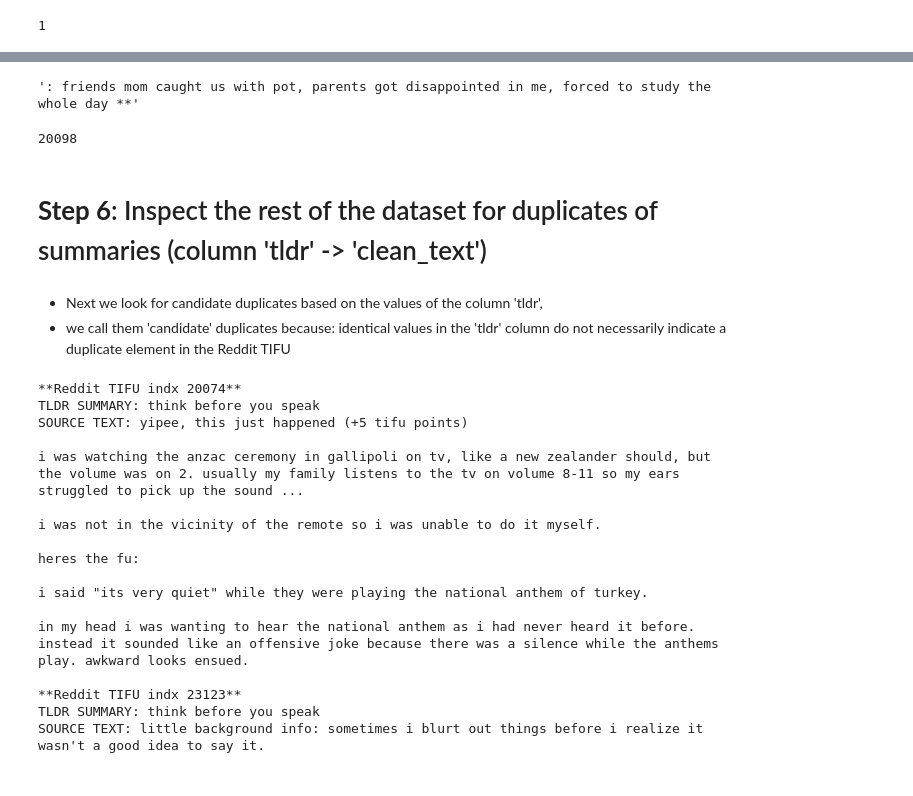
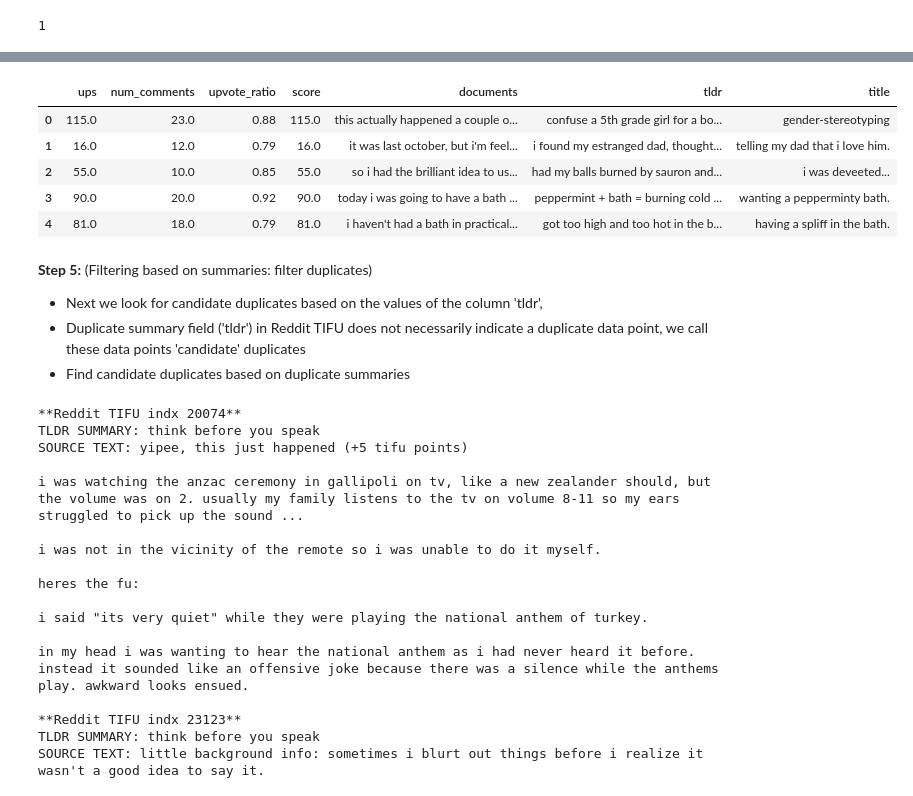
Before and after one commit to anna-kay/Reddit-summarization, a Jupyter notebook: notebooks/filtering/Reddit-TIFU_filtering.ipynb, the cells around one changed output, grey strips where cells are left out. Drawn from its saved outputs; the diff is of its cells as text; code cells hidden in the pictures.

```diff
--- a/notebooks/filtering/Reddit-TIFU_filtering.ipynb
+++ b/notebooks/filtering/Reddit-TIFU_filtering.ipynb
@@ -183,7 +233,7 @@ not_useful_texts_indices = []
 # Find the indices of the 'documents' that are empty or not text (e.g., punctuation marks only)
 
 ''' a regular expression that describes text: '''
-text_pattern = re.compile("([a-z1-9])+.", re.IGNORECASE)
+text_pattern = re.compile("([a-z1-9])+..*", re.IGNORECASE)
 
 for i in range(len(reddit_tifu_df)):
     if len(reddit_tifu_df['documents']) == 0 or not(text_pattern.search(reddit_tifu_df['documents'].loc[i])):
@@ -229,7 +258,7 @@ not_useful_tldrs_indices = []
 # Find the indices of the TLDRs that empty or not text (e.g., punctuation marks only)
 
 ''' a regular expression that describes text: '''
-text_pattern = re.compile("([a-z1-9])+.", re.IGNORECASE)
+text_pattern = re.compile("([a-z1-9])+..*", re.IGNORECASE)
 
 for i in range(len(reddit_tifu_df)):
     if len(reddit_tifu_df['tldr']) == 0 or not(text_pattern.search(reddit_tifu_df['tldr'].loc[i])):
@@ -237,22 +266,24 @@ for i in range(len(reddit_tifu_df)):
 
 # Find the indices of the TLDRs that are not useful, e.g., "see title"
 
-not_useful_tldrs = ['title', 'title.',
-                    'see title', 'see title.',
+not_useful_tldrs = ['title', 'title.', 'title!',
+                    'see title', 'see title.', 'see title!',
                     'in the title', 'in the title.',
-                    'read title', 'read title.', 'read the title',
-                    'read up', 'read up!',
-                    'read it', 'read it!',
-                    'at bottom', 'at bottom.',
-                    'at the bottom', 'at the bottom.',
-                    'at the end', 'at the end.',
-                    'at the top', 'at the top.',
+                    'read title', 'read title.', 'read title!', 'read the title', 'read the title.', 'read the title!',
+                    'read up', 'read up!', 'read up.',
+                    'read it', 'read it!', 'read it.',
+                    'at bottom', 'at bottom.', 'at bottom!',
+                    'at the bottom', 'at the bottom.', 'at the bottom!',
+                    'at the end', 'at the end.', 'at the end!',
+                    'at the top', 'at the top.', 'at the top!',
                     'version:',
                     'upvote', 'upvote.', 'upvote!',
                     'mandatory summary/question!']
 
 for i in range(len(reddit_tifu_df)):
-    if reddit_tifu_df.loc[i]['tldr'] in not_useful_tldrs:
+    # clean_string removes the special character * that appears often in the original 'tldr' field but offers no practical value
+    clean_tldr = clean_string(reddit_tifu_df.loc[i]['tldr'])
+    if clean_tldr in not_useful_tldrs:
         not_useful_tldrs_indices.append(i)
 
 for indx in not_useful_tldrs_indices:
@@ -334,16 +343,20 @@ reddit_tifu_targets_df
-# %%
-reddit_tifu_targets_df.iloc[20005]['text']
-# %% [output]
-': friends mom caught us with pot, parents got disappointed in me, forced to study the whole day **'
-# %%
-reddit_tifu_targets_df.iloc[20005]['original_index']
-# %% [output]
-20098
-# %% [markdown]
-# **Step 6**:  Inspect the rest of the dataset for duplicates of summaries (column 'tldr' -> 'clean_text')
+# %%
+reddit_tifu_filtered_df = reddit_tifu_df.iloc[indices_to_keep]
+# %%
+reddit_tifu_filtered_df.head()
+# %% [output]
+|  | ups | num_comments | upvote_ratio | score | documents | tldr | title |
+| 0 | 115.0 | 23.0 | 0.88 | 115.0 | this actually happened a couple o... | confuse a 5th grade girl for a bo... | gender-stereotyping |
+| 1 | 16.0 | 12.0 | 0.79 | 16.0 | it was last october, but i'm feel... | i found my estranged dad, thought... | telling my dad that i love him. |
+| 2 | 55.0 | 10.0 | 0.85 | 55.0 | so i had the brilliant idea to us... | had my balls burned by sauron and... | i was deveeted... |
+| 3 | 90.0 | 20.0 | 0.92 | 90.0 | today i was going to have a bath ... | peppermint + bath = burning cold ... | wanting a pepperminty bath. |
+| 4 | 81.0 | 18.0 | 0.79 | 81.0 | i haven't had a bath in practical... | got too high and too hot in the b... | having a spliff in the bath. |
 # %% [markdown]
+**Step 5:** (Filtering based on summaries: filter duplicates)
+
 * Next we look for candidate duplicates based on the values of the column 'tldr',
-* we call them 'candidate' duplicates because: identical values in the 'tldr' column do not necessarily indicate a duplicate element in the Reddit TIFU
+* Duplicate summary field ('tldr') in Reddit TIFU does not necessarily indicate a duplicate data point, we call these data points 'candidate' duplicates
+* Find candidate duplicates based on duplicate summaries
 # %%
 # E.g., the following two elements of Reddit TIFU,
 # have the same 'tldr' but are not duplicates
```
Also changed, not shown: parts of 38 cells of this notebook, 1 other file.
